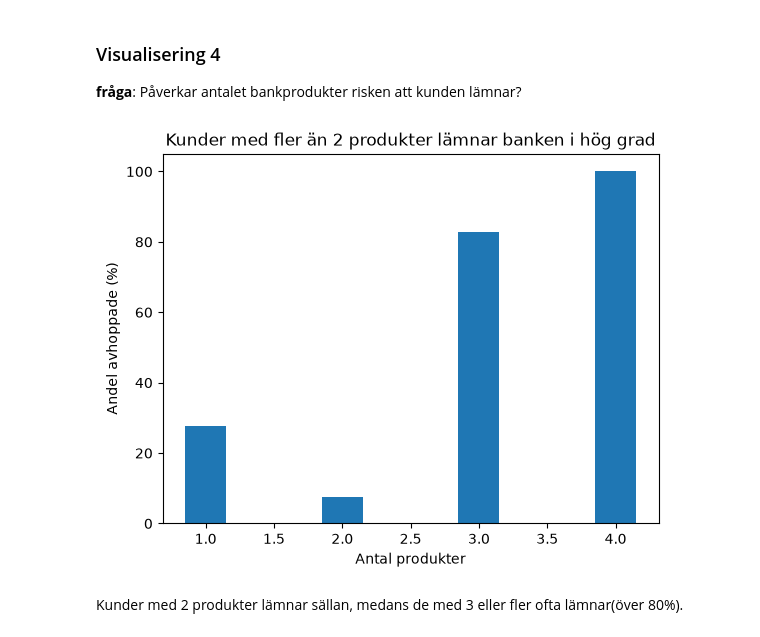
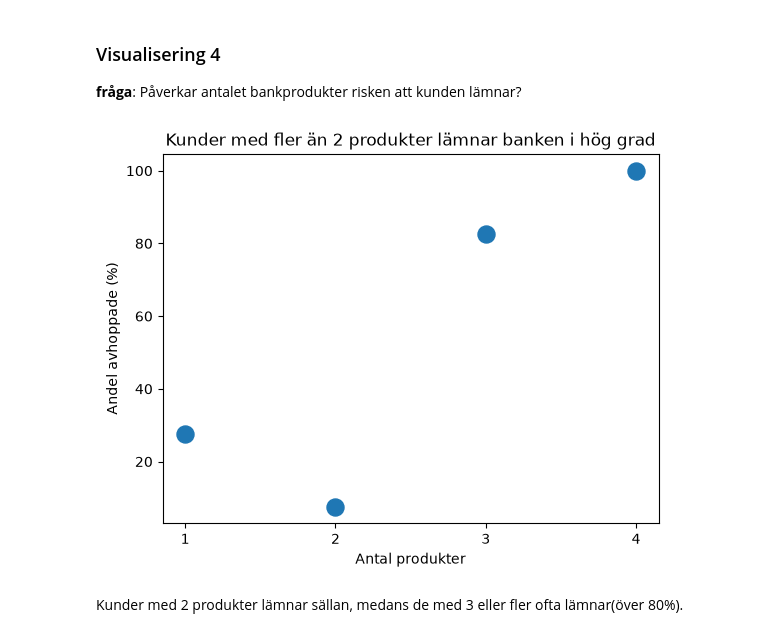
Before and after one commit to Steff-hub-max/kk1, a Jupyter notebook: kk1.ipynb, the cells around one changed output. Cells and saved outputs as stored; diff of their text form; code cells hidden in the pictures.

Commit message:
added visualization 5, changed visualization 5 to scatterplot and some minor fixes

```diff
--- a/kk1.ipynb
+++ b/kk1.ipynb
@@ -136,12 +138,13 @@ Diagrammet visar att över 30% av kunderna i Tyskland har lämnat, vilket är un
 # %%
 prod_churn = df.groupby("NumOfProducts")["Exited"].mean() * 100
 
-plt.bar(prod_churn.index, prod_churn.values, width=0.3)
+plt.scatter(prod_churn.index, prod_churn.values, s=150)
+plt.xticks([1, 2, 3, 4])
 plt.title('Kunder med fler än 2 produkter lämnar banken i hög grad')
 plt.xlabel('Antal produkter')
 plt.ylabel('Andel avhoppade (%)')
 plt.show()
 # %% [output]
-[figure, old version]
+[figure, new version]
 # %% [markdown]
 Kunder med 2 produkter lämnar sällan, medans de med 3 eller fler ofta lämnar(över 80%).
```
Also changed, not shown: parts of 7 cells of this notebook.
